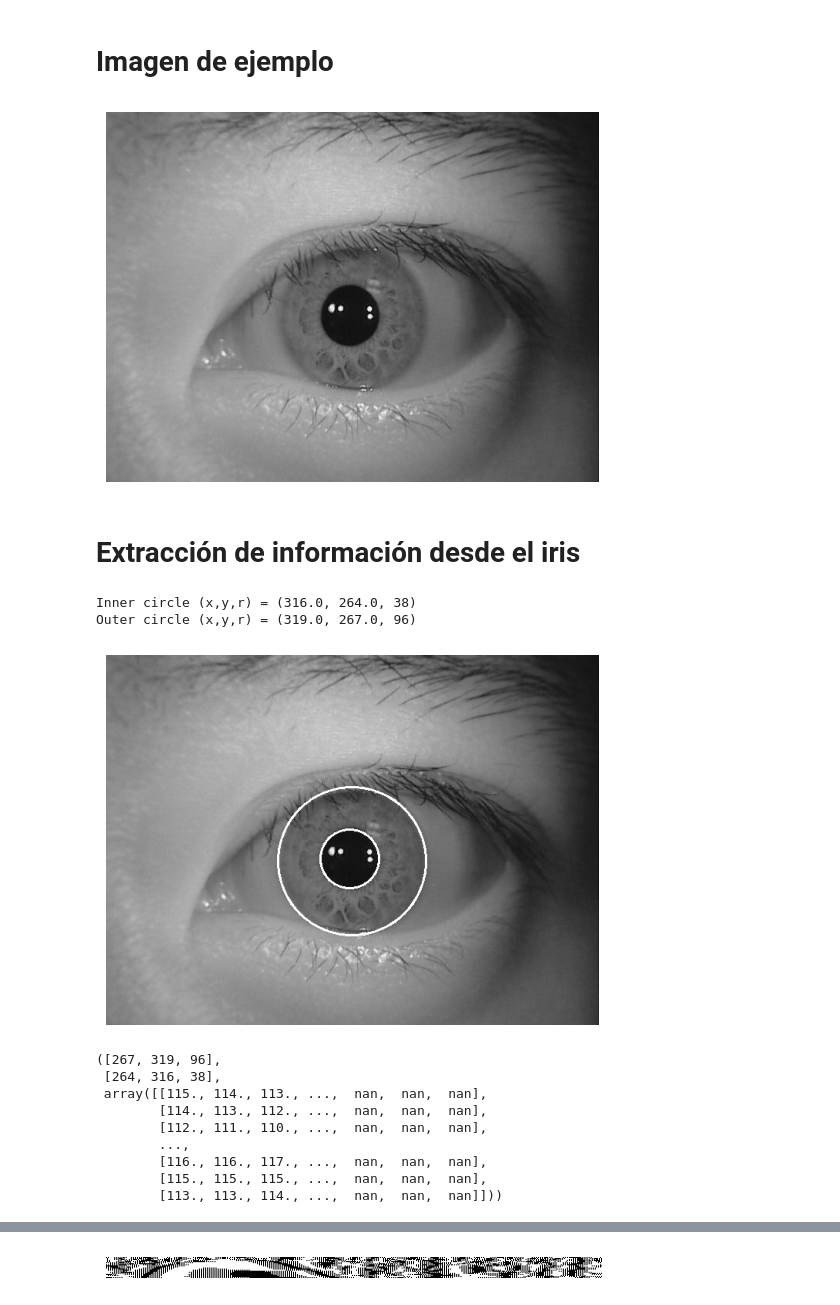
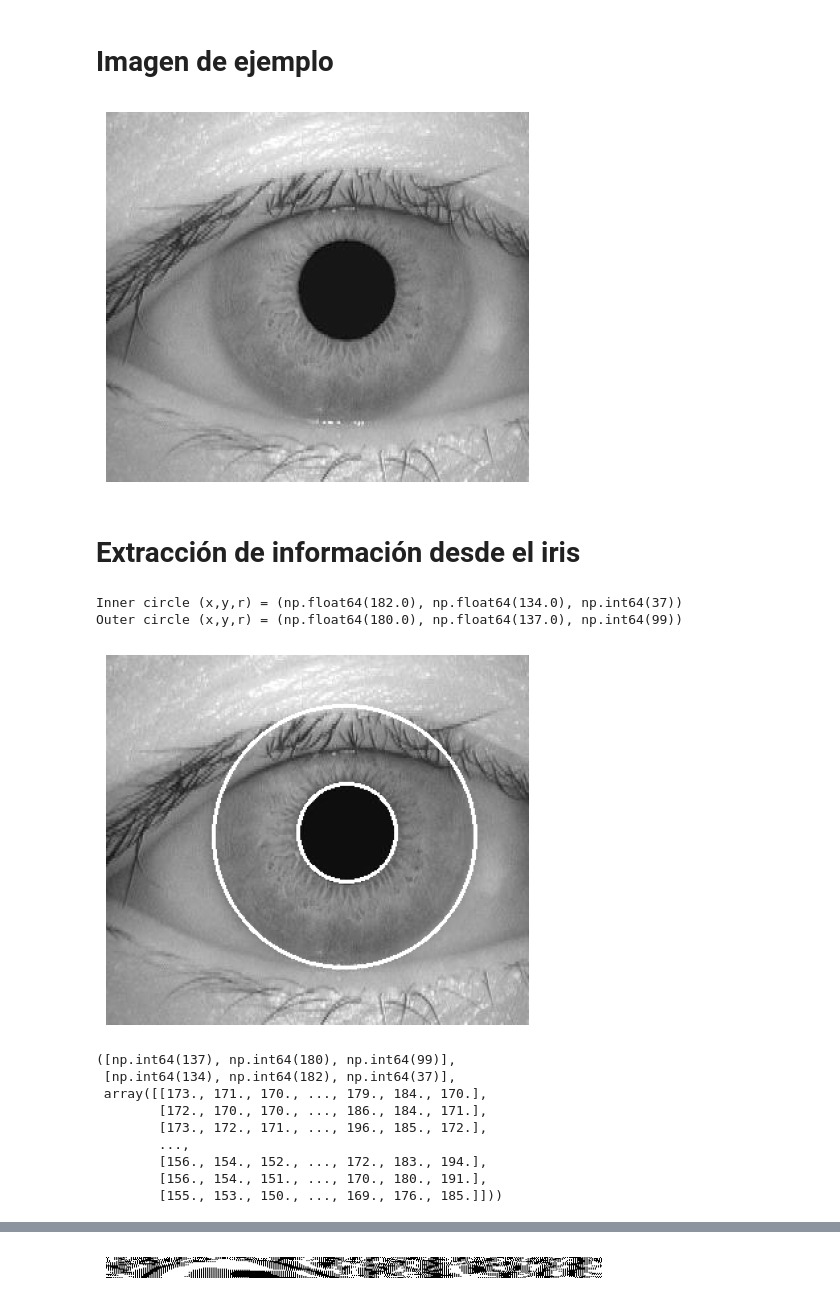
Before and after one commit to rorrocatalam/EL7007_Project, a Jupyter notebook: code/test.ipynb, the cells around one changed output, grey strips where cells are left out. Saved outputs shown, nothing was run; the diff lists cells and outputs as text; code cells hidden in the pictures.

Commit message:
Agrego visualización de los resultados

```diff
--- a/code/test.ipynb
+++ b/code/test.ipynb
@@ -20,13 +35,13 @@ db_path_twins    = db_path + '/CASIA-Iris-Twins'
 # %%
 path_ex_casiav1 = '../CASIA-IrisV1/1/001_1_1.jpg'
 path_ex_casiav3 = db_path_lamp + '/005/L/S2005L03.jpg'
-img1_ex = cv2.imread(path_ex_casiav3, 0)
+img1_ex = cv2.imread(path_ex_casiav1, 0)
 
 plt.imshow(img1_ex, cmap='gray')
 plt.axis('off')
 plt.show()
 # %% [output]
-[figure, old version]
+[figure, new version]
 # %% [markdown]
 # Extracción de información desde el iris
 # %%
@@ -43,21 +58,21 @@ plt.imshow(img2_ex, cmap='gray')
 plt.axis('off')
 plt.show()
 # %% [output]
-Inner circle (x,y,r) = (316.0, 264.0, 38)
-Outer circle (x,y,r) = (319.0, 267.0, 96)
+Inner circle (x,y,r) = (np.float64(182.0), np.float64(134.0), np.int64(37))
+Outer circle (x,y,r) = (np.float64(180.0), np.float64(137.0), np.int64(99))
-[figure, old version]
+[figure, new version]
 # %%
 segment(img1_ex)
 # %% [output]
-([267, 319, 96],
- [264, 316, 38],
- array([[115., 114., 113., ...,  nan,  nan,  nan],
-        [114., 113., 112., ...,  nan,  nan,  nan],
-        [112., 111., 110., ...,  nan,  nan,  nan],
+([np.int64(137), np.int64(180), np.int64(99)],
+ [np.int64(134), np.int64(182), np.int64(37)],
+ array([[173., 171., 170., ..., 179., 184., 170.],
+        [172., 170., 170., ..., 186., 184., 171.],
+        [173., 172., 171., ..., 196., 185., 172.],
         ...,
-        [116., 116., 117., ...,  nan,  nan,  nan],
-        [115., 115., 115., ...,  nan,  nan,  nan],
-        [113., 113., 114., ...,  nan,  nan,  nan]]))
+        [156., 154., 152., ..., 172., 183., 194.],
+        [156., 154., 151., ..., 170., 180., 191.],
+        [155., 153., 150., ..., 169., 176., 185.]]))
 # %%
 norm = normalize(img1_ex, x_inn, y_inn, r_inn, x_out, y_out, r_out, 20, 240)
 plt.imshow(norm[0], cmap='gray')
```
Also changed, not shown: parts of 10 cells of this notebook.
